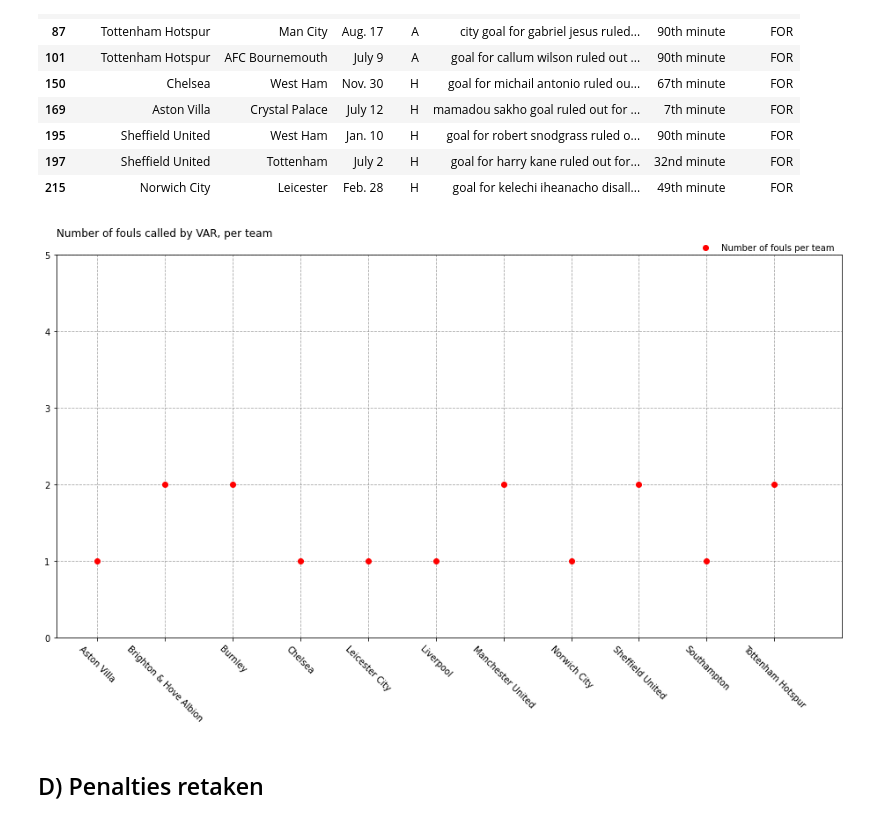
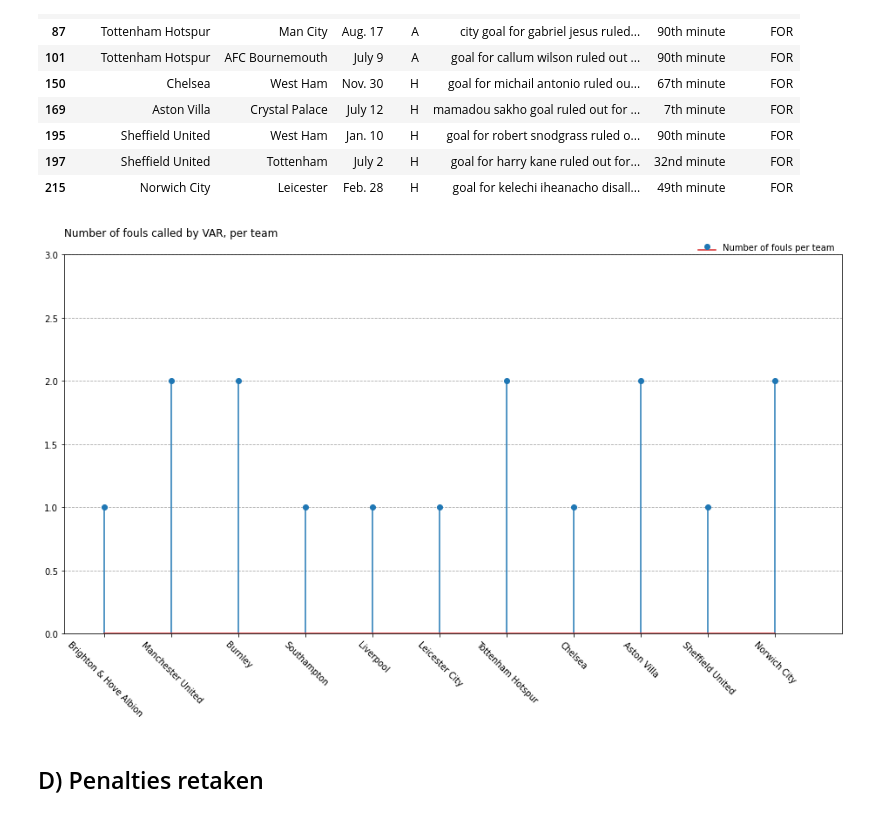
Before and after one commit to julelia/DataMadness, a Jupyter notebook: Data Madness.ipynb, the cells around one changed output. Saved outputs shown, nothing was run; the diff lists cells and outputs as text; code cells hidden in the pictures.

```diff
--- a/Data Madness.ipynb
+++ b/Data Madness.ipynb
@@ -221,27 +239,36 @@ handball
 | 197 | Sheffield United | Tottenham | July 2 | H | goal for harry kane ruled out for... | 32nd minute | FOR |
 | 215 | Norwich City | Leicester | Feb. 28 | H | goal for kelechi iheanacho disall... | 49th minute | FOR |
 # %%
+# list with the number of incidents per team
 nbr_incidents_per_team = handball.pivot_table(index=['Team'], aggfunc='size');
 
+# Preparing the plot layout
 fig, ax = plt.subplots(1, figsize=(16, 8))
-plt.plot(nbr_incidents_per_team, 'ro')
 plt.xlim(-0.6, 11)
-plt.ylim(0, 5)
-# grid
+plt.ylim(0, 3)
+
+# Decided to go with a stem plot, since it was a nice and clear way to visualise the data
+plt.stem(nbr_incidents_per_team, use_line_collection = True)
+
+# labels for x-tick, in order to have a better view of which team had the most incidents occur
+labels = handball['Team']
+xlabels = list(dict.fromkeys(labels))
+
+
+# grid, in order to read the value on y axis in a easier way
 ax.set_axisbelow(True)
 ax.yaxis.grid(color='gray', linestyle='dashed', alpha=0.7)
-ax.xaxis.grid(color='gray', linestyle='dashed', alpha=0.7)
 
 # x tick
-plt.xticks(rotation=-45);
+plt.xticks(range(0,len(xlabels)),xlabels, rotation=-45);
 
 # title and legend
 legend_label = ['Number of fouls per team']
 plt.legend(legend_label, ncol = 4, bbox_to_anchor=([1, 1.05, 0, 0]), frameon = False)
 plt.title('Number of fouls called by VAR, per team\n', loc='left')
 plt.show()
 # %% [output]
-[figure, old version]
+[figure, new version]
 # %% [markdown]
 ## D) Penalties retaken
 # %%
```
Also changed, not shown: parts of 7 cells of this notebook.
